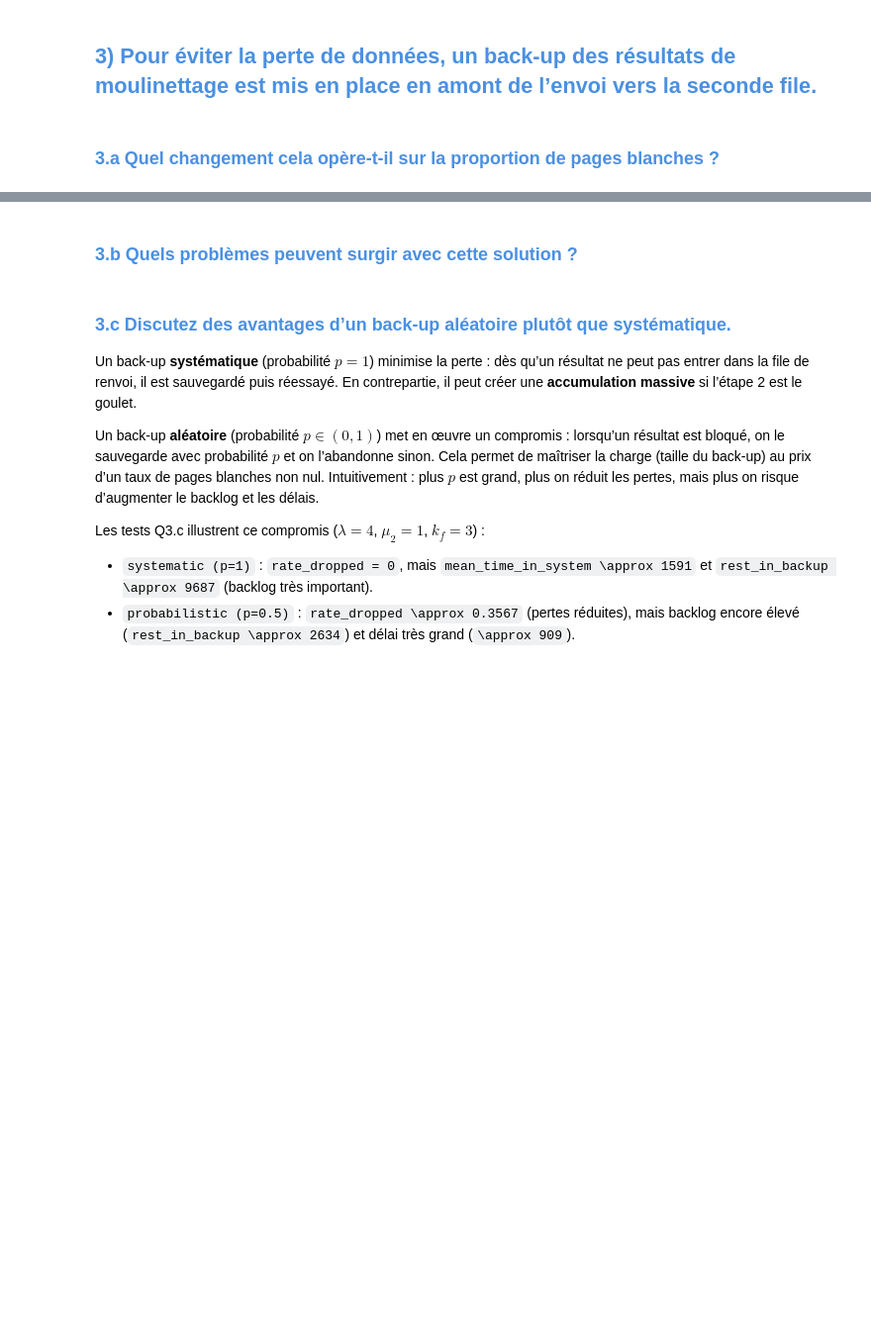
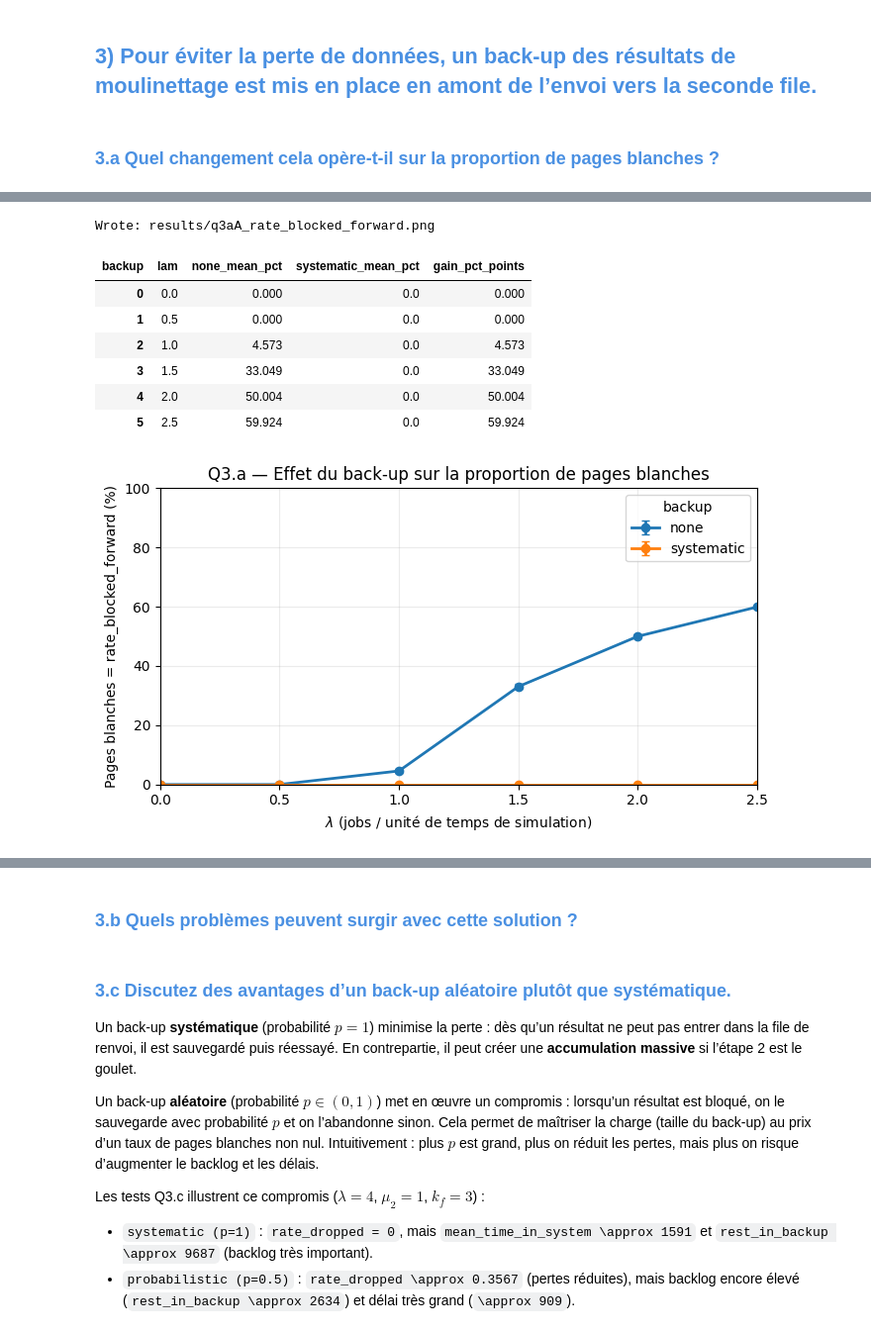
Before and after one commit to InfernalPumkin/Ero2, a Jupyter notebook: question.ipynb, the cells around one changed output, grey strips where cells are left out. Shown at 99% size. Cells and saved outputs as stored; diff of their text form; code cells hidden in the pictures; blank space fills up the shorter version.

```diff
--- a/question.ipynb
+++ b/question.ipynb
@@ -332,0 +414,57 @@ mu_send | rate_blocked_submit | rate_dropped | mean_time_in_system
+# %%
+# Analyse + plot (moyenne et écart-type de rate_blocked_forward)
+
+import os
+import numpy as np
+import matplotlib.pyplot as plt
+
+df_none = pd.read_csv(none_csv)
+df_sys = pd.read_csv(sys_csv)
+df = pd.concat([df_none, df_sys], ignore_index=True)
+
+metric = "rate_blocked_forward"  # page blanche
+g = df.groupby(["lam", "backup"])[metric]
+stats = g.agg(["mean", "std", "count"]).reset_index().sort_values(["backup", "lam"])
+
+# Mise en % (rate_* est une proportion dans [0,1])
+stats["mean_pct"] = 100.0 * stats["mean"]
+stats["std_pct"] = 100.0 * stats["std"].fillna(0.0)
+
+plt.figure(figsize=(7, 4))
+for backup, sub in stats.groupby("backup"):
+    plt.errorbar(sub["lam"], sub["mean_pct"], yerr=sub["std_pct"], marker="o", capsize=3, linewidth=2, label=backup)
+
+plt.title("Q3.a — Effet du back-up sur la proportion de pages blanches")
+plt.xlabel(r"$\lambda$ (jobs / unité de temps de simulation)")
+plt.ylabel("Pages blanches = rate_blocked_forward (%)")
+plt.grid(True, alpha=0.25)
+plt.legend(title="backup")
+
+# Faire démarrer l'axe des x à 0 (avec un point à λ=0)
+xvals = sorted(stats["lam"].unique().tolist())
+plt.xlim(0, float(max(xvals)))
+plt.xticks(xvals)
+plt.ylim(0, 100)
+plt.tight_layout()
+
+plot_path = os.path.join(OUT_DIR, f"{OUT_PREFIX}_rate_blocked_forward.png")
+plt.savefig(plot_path, dpi=200)
+print("Wrote:", plot_path)
+
+# Tableau récapitulatif (optionnel)
+tab = stats.pivot(index="lam", columns="backup", values="mean_pct").reset_index()
+tab = tab.rename(columns={"none": "none_mean_pct", "systematic": "systematic_mean_pct"})
+if "none_mean_pct" in tab.columns and "systematic_mean_pct" in tab.columns:
+    tab["gain_pct_points"] = tab["none_mean_pct"] - tab["systematic_mean_pct"]
+tab = tab.round(3)
+tab
+# %% [output]
+Wrote: results/q3aA_rate_blocked_forward.png
+| backup | lam | none_mean_pct | systematic_mean_pct | gain_pct_points |
+| 0 | 0.0 | 0.000 | 0.0 | 0.000 |
+| 1 | 0.5 | 0.000 | 0.0 | 0.000 |
+| 2 | 1.0 | 4.573 | 0.0 | 4.573 |
+| 3 | 1.5 | 33.049 | 0.0 | 33.049 |
+| 4 | 2.0 | 50.004 | 0.0 | 50.004 |
+| 5 | 2.5 | 59.924 | 0.0 | 59.924 |
+[figure, added]
```
Also changed, not shown: parts of 3 cells of this notebook, 1 other file.
